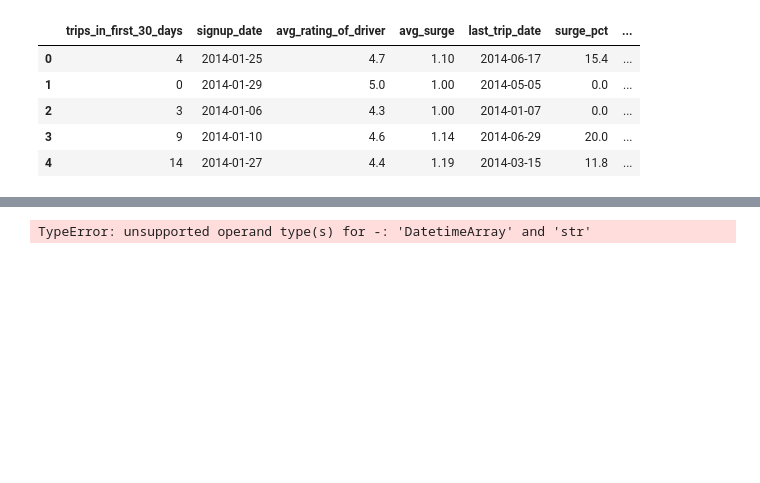
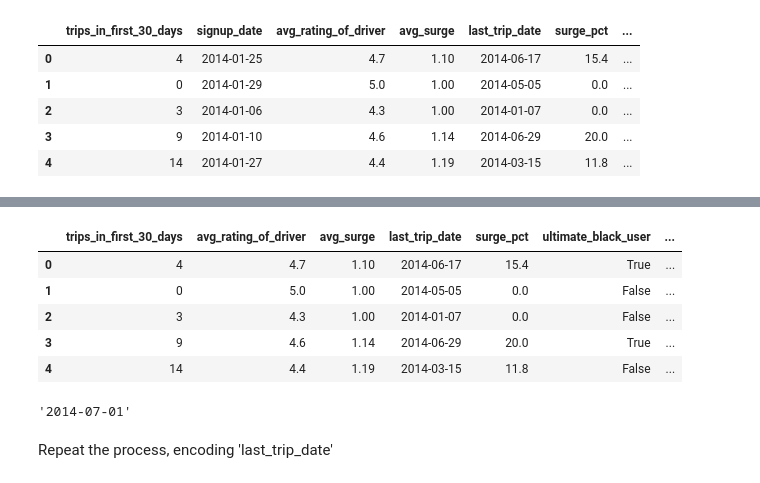
Before and after one commit to amoutafian/ultimate_inc, a Jupyter notebook: ultimate_inc.ipynb, the cells around one changed output, grey strips where cells are left out. Cells and saved outputs as stored; diff of their text form; code cells hidden in the pictures; blank space fills up the shorter version.

```diff
--- a/ultimate_inc.ipynb
+++ b/ultimate_inc.ipynb
@@ -286,6 +281,19 @@ datetime64[ns]
 # %%
 #encode datetime info as number
 df_encoded['signup_encoded'] = (df_encoded['signup_date'] - signup_reference).dt.days
-df_encoded.head()
-# %% [output]
-TypeError: unsupported operand type(s) for -: 'DatetimeArray' and 'str'
+# %%
+df_encoded = df_encoded.drop(['signup_date'], axis = 1)
+df_encoded.head()
+# %% [output]
+|  | trips_in_first_30_days | avg_rating_of_driver | avg_surge | last_trip_date | surge_pct | ultimate_black_user | ... |
+| 0 | 4 | 4.7 | 1.10 | 2014-06-17 | 15.4 | True | ... |
+| 1 | 0 | 5.0 | 1.00 | 2014-05-05 | 0.0 | False | ... |
+| 2 | 3 | 4.3 | 1.00 | 2014-01-07 | 0.0 | False | ... |
+| 3 | 9 | 4.6 | 1.14 | 2014-06-29 | 20.0 | True | ... |
+| 4 | 14 | 4.4 | 1.19 | 2014-03-15 | 11.8 | False | ... |
+# %%
+df_encoded['last_trip_date'].max()
+# %% [output]
+'2014-07-01'
+# %% [markdown]
+Repeat the process, encoding 'last_trip_date'
```
Also changed, not shown: parts of 13 cells of this notebook.
